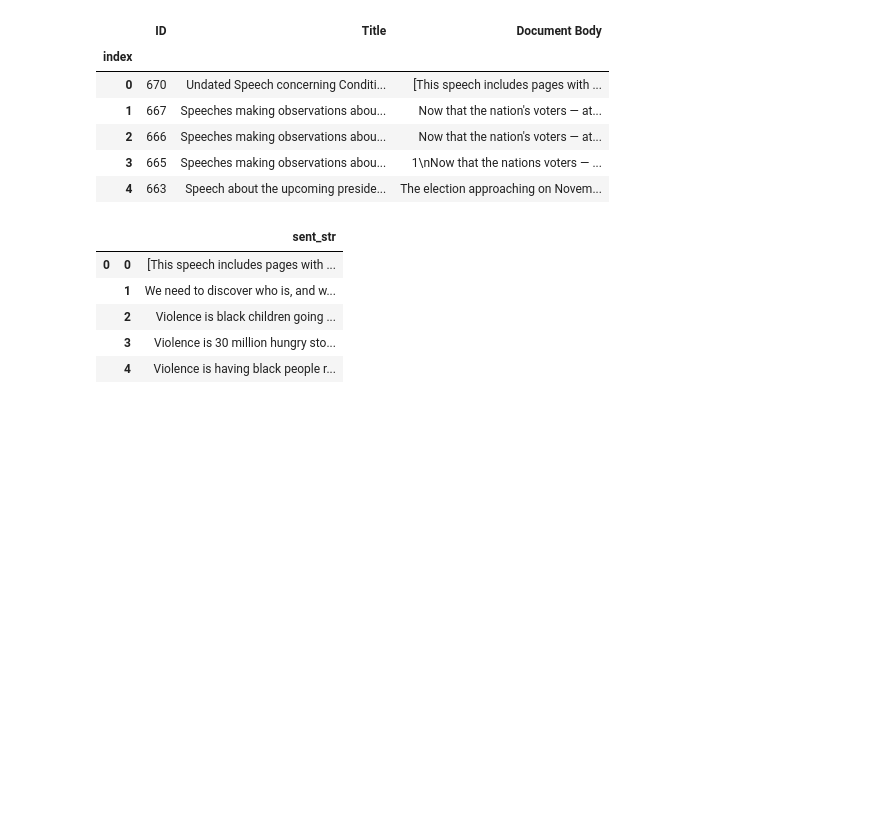
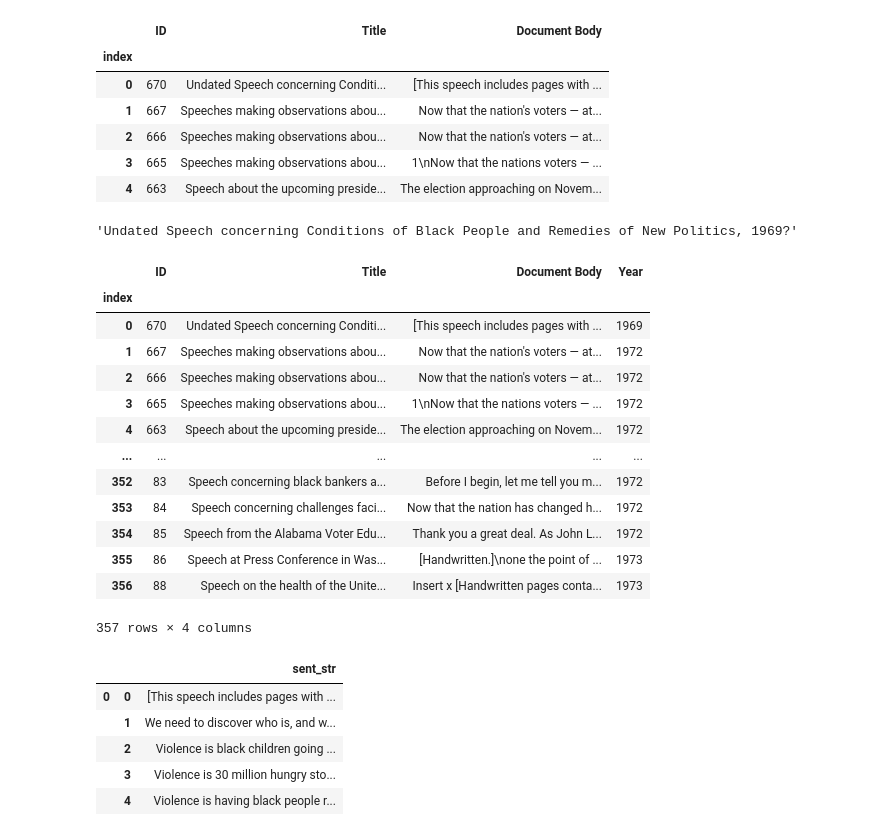
Before and after one commit to charlie-perez-35/JBPP, a Jupyter notebook: GTE Embeddings Attempt/embeddings_better_schema.ipynb, the cells around one changed output. Saved outputs shown, nothing was run; the diff lists cells and outputs as text; code cells hidden in the pictures; blank space fills up the shorter version.

```diff
--- a/GTE Embeddings Attempt/embeddings_better_schema.ipynb
+++ b/GTE Embeddings Attempt/embeddings_better_schema.ipynb
@@ -59,3 +59,7 @@ documents.head()
 | 2 | 666 | Speeches making observations abou... | Now that the nation's voters — at... |
 | 3 | 665 | Speeches making observations abou... | 1\nNow that the nations voters — ... |
 | 4 | 663 | Speech about the upcoming preside... | The election approaching on Novem... |
+# %%
+documents.iloc[0,1]
+# %% [output]
+'Undated Speech concerning Conditions of Black People and Remedies of New Politics, 1969?'
@@ -62,3 +77,24 @@ documents.head()
+# %%
+documents['Year'] = years
+# %%
+documents['Year'] = documents['Year'].astype('Int64')
+# %%
+documents
+# %% [output]
+|  | ID | Title | Document Body | Year |
+| index |  |  |  |  |
+| 0 | 670 | Undated Speech concerning Conditi... | [This speech includes pages with ... | 1969 |
+| 1 | 667 | Speeches making observations abou... | Now that the nation's voters — at... | 1972 |
+| 2 | 666 | Speeches making observations abou... | Now that the nation's voters — at... | 1972 |
+| 3 | 665 | Speeches making observations abou... | 1\nNow that the nations voters — ... | 1972 |
+| 4 | 663 | Speech about the upcoming preside... | The election approaching on Novem... | 1972 |
+| ... | ... | ... | ... | ... |
+| 352 | 83 | Speech concerning black bankers a... | Before I begin, let me tell you m... | 1972 |
+| 353 | 84 | Speech concerning challenges faci... | Now that the nation has changed h... | 1972 |
+| 354 | 85 | Speech from the Alabama Voter Edu... | Thank you a great deal. As John L... | 1972 |
+| 355 | 86 | Speech at Press Conference in Was... | [Handwritten.]\none the point of ... | 1973 |
+| 356 | 88 | Speech on the health of the Unite... | Insert x [Handwritten pages conta... | 1973 |
+357 rows × 4 columns
 # %%
 sentences.head()
 # %% [output]
```
Also changed, not shown: parts of 27 cells of this notebook, 1 other file.
